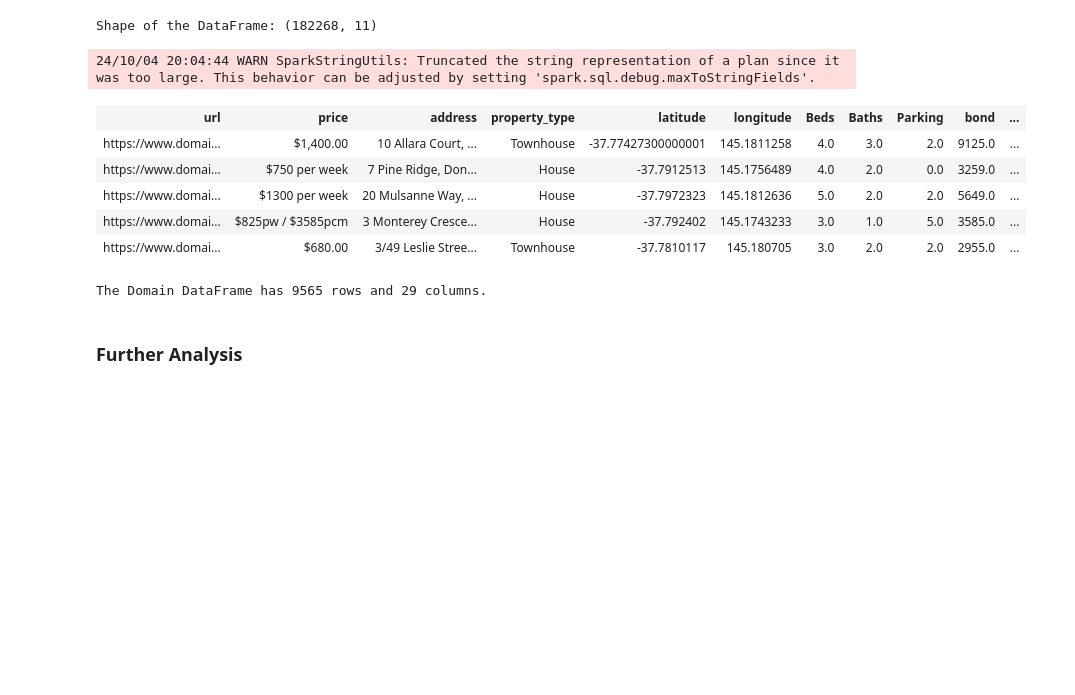
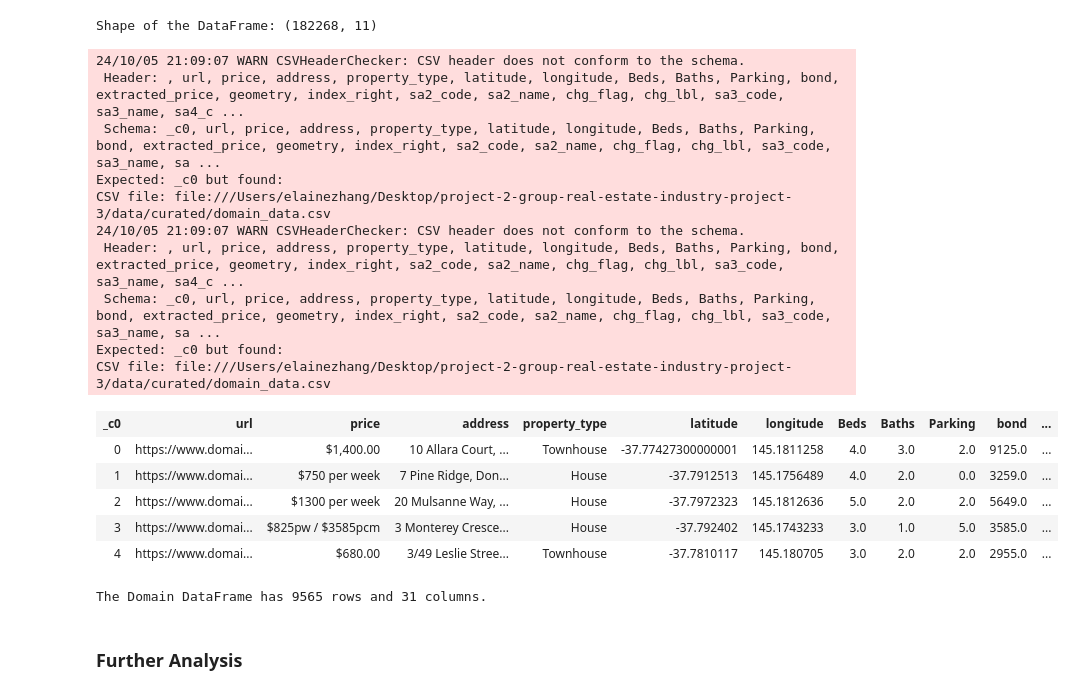
Before and after one commit to MAST30034-AppliedDataScience/project-2-group-real-estate-industry-project-3, a Jupyter notebook: notebooks/property_lost_further_analysis.ipynb, the cells around one changed output. Cells and saved outputs as stored; diff of their text form; code cells hidden in the pictures; blank space fills up the shorter version.

```diff
--- a/notebooks/property_lost_further_analysis.ipynb
+++ b/notebooks/property_lost_further_analysis.ipynb
@@ -77,16 +100,25 @@ print("Shape of the DataFrame:", (num_rows, num_columns))
 Shape of the DataFrame: (182268, 11)
 # %%
 # read the domain parquet dataset
-domain = spark.read.parquet('../data/curated/domain_data')
+domain = spark.read.csv('../data/curated/domain_data.csv', header=True, inferSchema=True)
 domain.limit(5)
 # %% [output]
-24/10/04 20:04:44 WARN SparkStringUtils: Truncated the string representation of a plan since it was too large. This behavior can be adjusted by setting 'spark.sql.debug.maxToStringFields'.
+24/10/05 21:09:07 WARN CSVHeaderChecker: CSV header does not conform to the schema.
+ Header: , url, price, address, property_type, latitude, longitude, Beds, Baths, Parking, bond, extracted_price, geometry, index_right, sa2_code, sa2_name, chg_flag, chg_lbl, sa3_code, sa3_name, sa4_c ...
+ Schema: _c0, url, price, address, property_type, latitude, longitude, Beds, Baths, Parking, bond, extracted_price, geometry, index_right, sa2_code, sa2_name, chg_flag, chg_lbl, sa3_code, sa3_name, sa ...
+Expected: _c0 but found:
+CSV file: file:///Users/elainezhang/Desktop/project-2-group-real-estate-industry-project-3/data/curated/domain_data.csv
+24/10/05 21:09:07 WARN CSVHeaderChecker: CSV header does not conform to the schema.
+ Header: , url, price, address, property_type, latitude, longitude, Beds, Baths, Parking, bond, extracted_price, geometry, index_right, sa2_code, sa2_name, chg_flag, chg_lbl, sa3_code, sa3_name, sa4_c ...
+ Schema: _c0, url, price, address, property_type, latitude, longitude, Beds, Baths, Parking, bond, extracted_price, geometry, index_right, sa2_code, sa2_name, chg_flag, chg_lbl, sa3_code, sa3_name, sa ...
+Expected: _c0 but found:
+CSV file: file:///Users/elainezhang/Desktop/project-2-group-real-estate-industry-project-3/data/curated/domain_data.csv
-| url | price | address | property_type | latitude | longitude | Beds | Baths | Parking | bond | ... |
-| https://www.domai... | $1,400.00 | 10 Allara Court, ... | Townhouse | -37.77427300000001 | 145.1811258 | 4.0 | 3.0 | 2.0 | 9125.0 | ... |
-| https://www.domai... | $750 per week | 7 Pine Ridge, Don... | House | -37.7912513 | 145.1756489 | 4.0 | 2.0 | 0.0 | 3259.0 | ... |
-| https://www.domai... | $1300 per week | 20 Mulsanne Way, ... | House | -37.7972323 | 145.1812636 | 5.0 | 2.0 | 2.0 | 5649.0 | ... |
-| https://www.domai... | $825pw / $3585pcm | 3 Monterey Cresce... | House | -37.792402 | 145.1743233 | 3.0 | 1.0 | 5.0 | 3585.0 | ... |
-| https://www.domai... | $680.00 | 3/49 Leslie Stree... | Townhouse | -37.7810117 | 145.180705 | 3.0 | 2.0 | 2.0 | 2955.0 | ... |
+| _c0 | url | price | address | property_type | latitude | longitude | Beds | Baths | Parking | bond | ... |
+| 0 | https://www.domai... | $1,400.00 | 10 Allara Court, ... | Townhouse | -37.77427300000001 | 145.1811258 | 4.0 | 3.0 | 2.0 | 9125.0 | ... |
+| 1 | https://www.domai... | $750 per week | 7 Pine Ridge, Don... | House | -37.7912513 | 145.1756489 | 4.0 | 2.0 | 0.0 | 3259.0 | ... |
+| 2 | https://www.domai... | $1300 per week | 20 Mulsanne Way, ... | House | -37.7972323 | 145.1812636 | 5.0 | 2.0 | 2.0 | 5649.0 | ... |
+| 3 | https://www.domai... | $825pw / $3585pcm | 3 Monterey Cresce... | House | -37.792402 | 145.1743233 | 3.0 | 1.0 | 5.0 | 3585.0 | ... |
+| 4 | https://www.domai... | $680.00 | 3/49 Leslie Stree... | Townhouse | -37.7810117 | 145.180705 | 3.0 | 2.0 | 2.0 | 2955.0 | ... |
 # %%
 # Get the number of rows
 num_rows = domain.count()
@@ -97,7 +129,7 @@ num_columns = len(domain.columns)
 # Print the shape of the DataFrame
 print(f"The Domain DataFrame has {num_rows} rows and {num_columns} columns.")
 # %% [output]
-The Domain DataFrame has 9565 rows and 29 columns.
+The Domain DataFrame has 9565 rows and 31 columns.
 # %% [markdown]
 ### Further Analysis
 # %%
```
Also changed, not shown: parts of 7 cells of this notebook, 1 other file.
